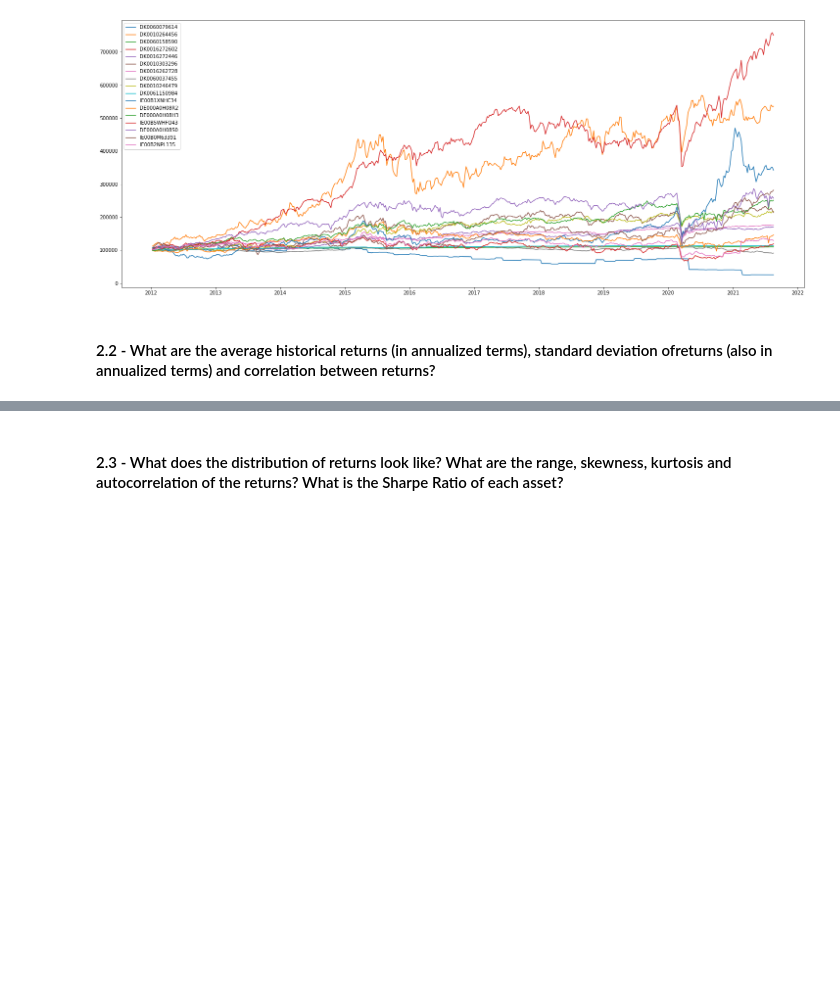
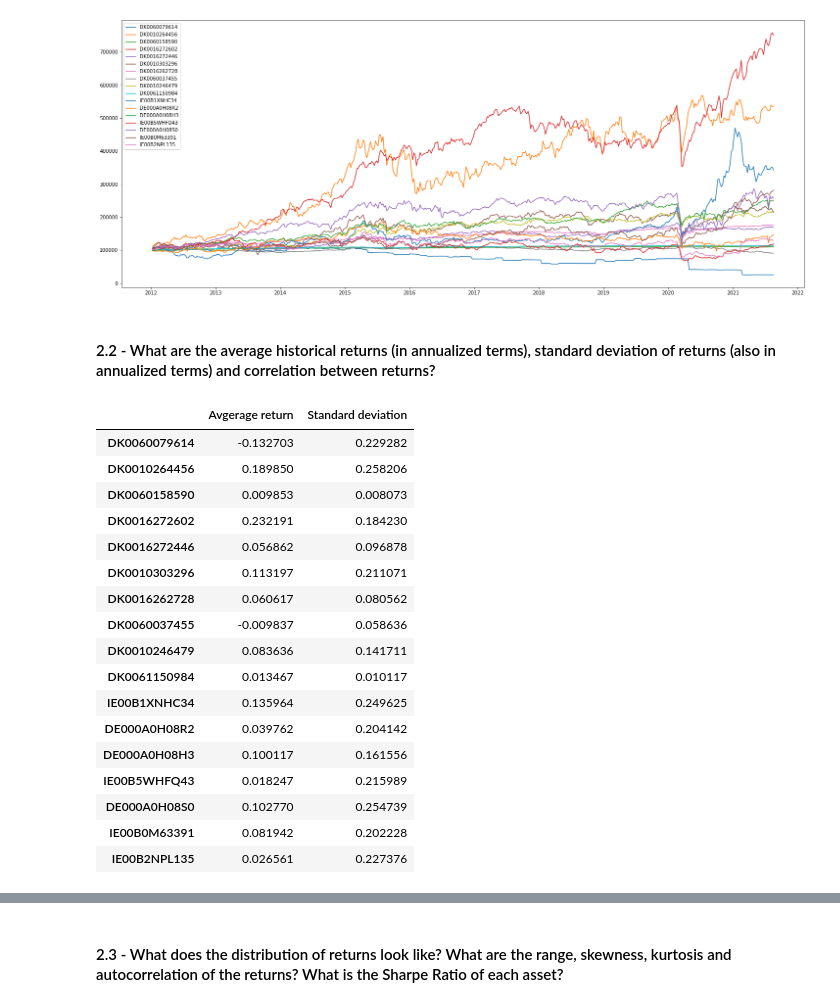
Before and after one commit to jennyjyu/financial-engineering, a Jupyter notebook: Project 2/Project 2.ipynb, the cells around one changed output, grey strips where cells are left out. Saved outputs shown, nothing was run; the diff lists cells and outputs as text; code cells hidden in the pictures; blank space fills up the shorter version.

```diff
--- a/Project 2/Project 2.ipynb
+++ b/Project 2/Project 2.ipynb
@@ -80,4 +80,48 @@ plt.show()
 # %% [output]
 [figure]
 # %% [markdown]
-#### 2.2 - What are the average historical returns (in annualized terms), standard deviation ofreturns (also in annualized terms) and correlation between returns?
+#### 2.2 - What are the average historical returns (in annualized terms), standard deviation of returns (also in annualized terms) and correlation between returns?
+# %%
+from scipy.stats.mstats import gmean
+
+def average_return(return_list):
+    return_list = [x+1 for x in return_list]
+
+    return gmean(return_list)-1
+
+def annualize_weekly(avg_return_weekly):
+    return (1+avg_return_weekly)**52-1
+# %%
+
+#both annualized
+average_returns = [annualize_weekly(average_return(assets[asset])) for asset in assets]
+stds = [np.std(assets[asset])*np.sqrt(52) for asset in assets]
+# %%
+asset_names = assets.columns
+asset_info = [list(asset_info) for asset_info in zip(average_returns, stds)]
+
+info_pd = pd.DataFrame(asset_info)
+info_pd.index = asset_names
+info_pd.columns = ["Avgerage return", "Standard deviation"]
+
+
+info_pd
+# %% [output]
+|  | Avgerage return | Standard deviation |
+| DK0060079614 | -0.132703 | 0.229282 |
+| DK0010264456 | 0.189850 | 0.258206 |
+| DK0060158590 | 0.009853 | 0.008073 |
+| DK0016272602 | 0.232191 | 0.184230 |
+| DK0016272446 | 0.056862 | 0.096878 |
+| DK0010303296 | 0.113197 | 0.211071 |
+| DK0016262728 | 0.060617 | 0.080562 |
+| DK0060037455 | -0.009837 | 0.058636 |
+| DK0010246479 | 0.083636 | 0.141711 |
+| DK0061150984 | 0.013467 | 0.010117 |
+| IE00B1XNHC34 | 0.135964 | 0.249625 |
+| DE000A0H08R2 | 0.039762 | 0.204142 |
+| DE000A0H08H3 | 0.100117 | 0.161556 |
+| IE00B5WHFQ43 | 0.018247 | 0.215989 |
+| DE000A0H08S0 | 0.102770 | 0.254739 |
+| IE00B0M63391 | 0.081942 | 0.202228 |
+| IE00B2NPL135 | 0.026561 | 0.227376 |
```
Also changed, not shown: parts of 2 cells of this notebook.
